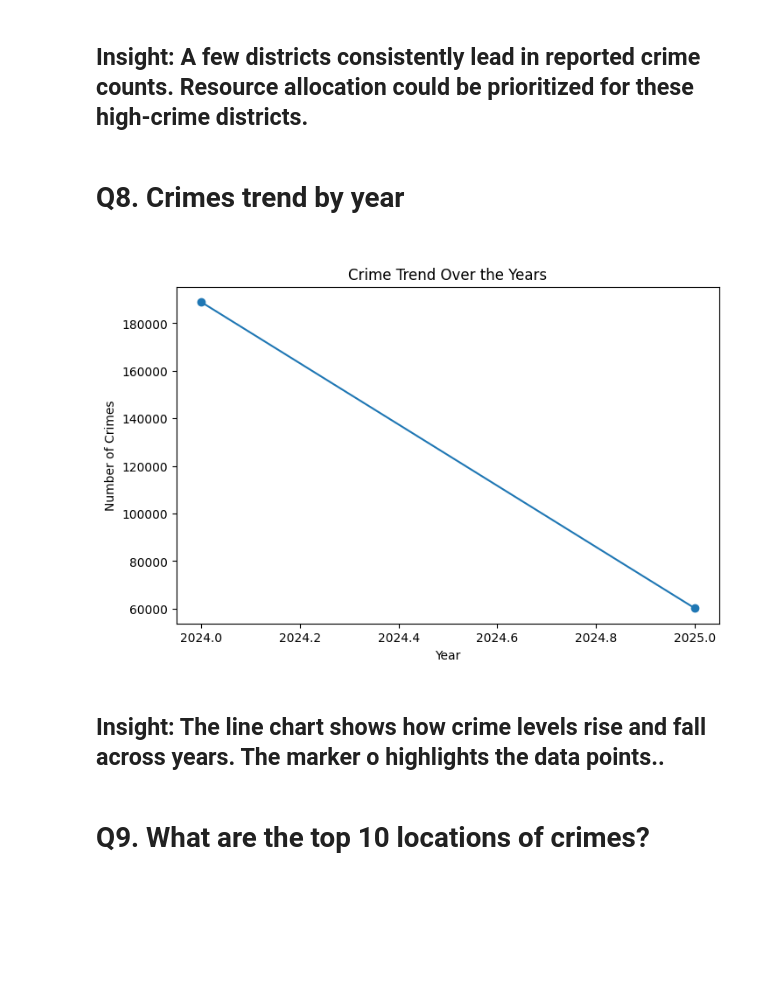
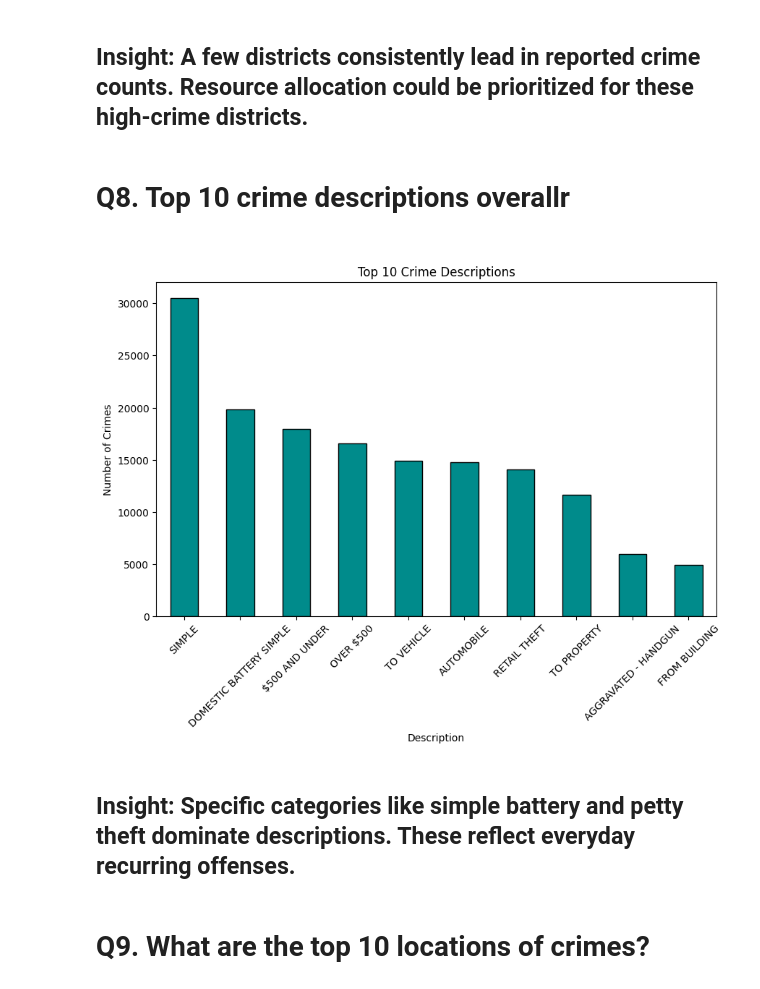
Before and after one commit to maica-palas/ITELECT303, a Jupyter notebook: palas_midterms.ipynb, the cells around one changed output. Drawn from its saved outputs; the diff is of its cells as text; code cells hidden in the pictures; blank space fills up the shorter version.

```diff
--- a/palas_midterms.ipynb
+++ b/palas_midterms.ipynb
@@ -224,6 +224,7 @@ crimes['Updated On'] = pd.to_datetime(crimes['Updated On'], errors='coerce')
 crimes["Year"] = crimes["Date"].dt.year
 crimes["Month"] = crimes["Date"].dt.month
 crimes["Day"] = crimes["Date"].dt.day
+crimes["Hour"] = crimes["Date"].dt.hour
 crimes["Weekday"] = crimes["Date"].dt.day_name()
 # %% [markdown]
 ---
@@ -335,17 +336,21 @@ plt.show()
 <h2>Insight: A few districts consistently lead in reported crime counts.
 Resource allocation could be prioritized for these high-crime districts.</h2>
 # %% [markdown]
-<h1>Q8. Crimes trend by year<h1>
+<h1>Q8. Top 10 crime descriptions overallr<h1>
 # %%
-crimes.groupby('Year').size().plot(marker='o', figsize=(8,5))
-plt.title("Crime Trend Over the Years")
-plt.xlabel("Year")
+top_desc = crimes['Description'].value_counts().head(10)
+
+plt.figure(figsize=(10,6))
+top_desc.plot(kind='bar', color='darkcyan', edgecolor='black')
+plt.title("Top 10 Crime Descriptions")
+plt.xlabel("Description")
 plt.ylabel("Number of Crimes")
+plt.xticks(rotation=45)
 plt.show()
 # %% [output]
-[figure, old version]
+[figure, new version]
 # %% [markdown]
-<h2>Insight: The line chart shows how crime levels rise and fall across years. The marker o highlights the data points..</h2>
+<h2>Insight: Specific categories like simple battery and petty theft dominate descriptions. These reflect everyday recurring offenses.</h2>
 # %% [markdown]
 <h1>Q9. What are the top 10 locations of crimes?</h1>
 # %%
```
Also changed, not shown: parts of 52 cells of this notebook.
